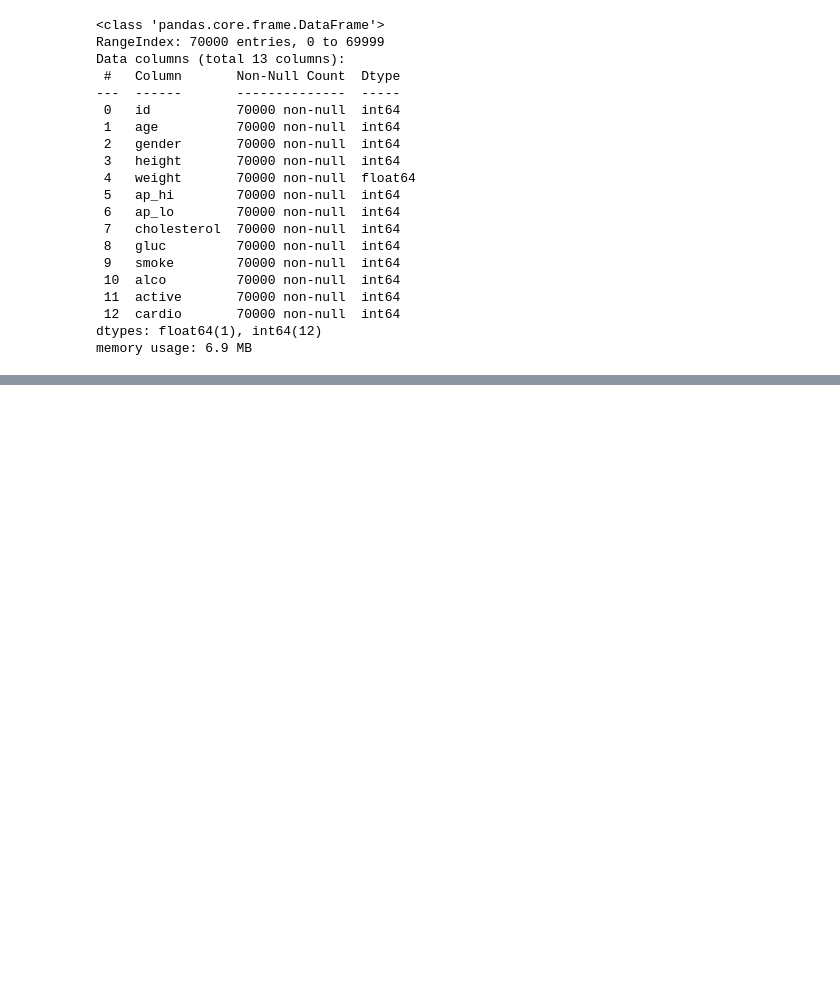
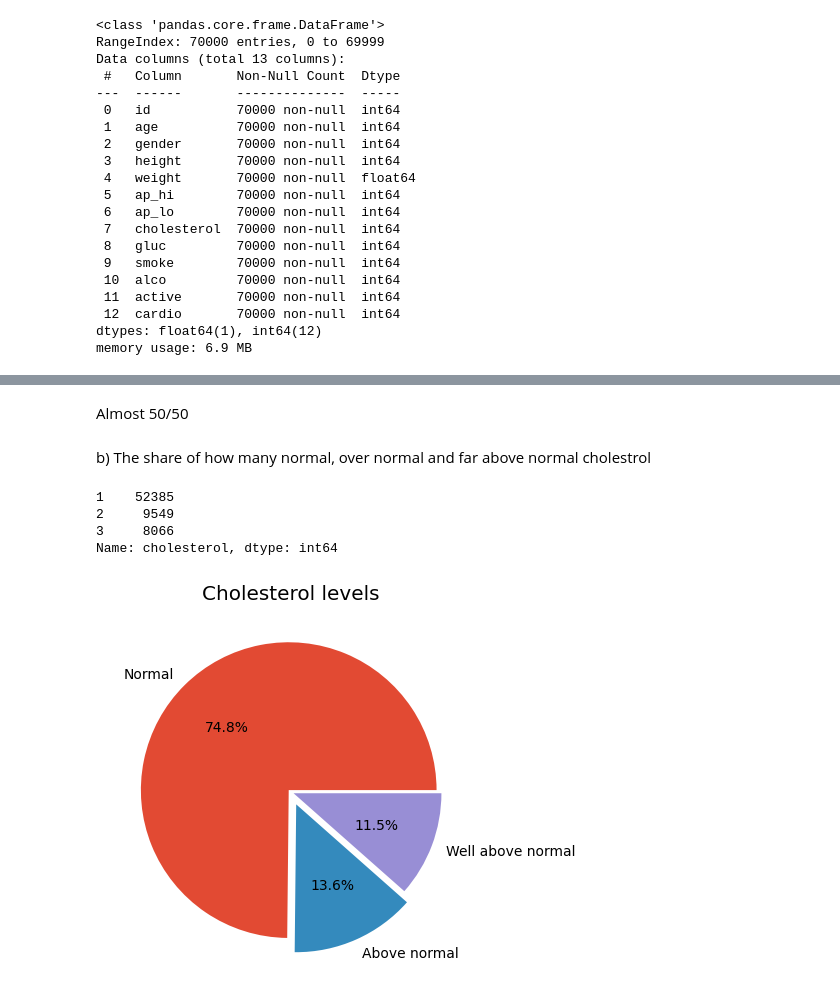
Before and after one commit to JoelOscarsson/Machine-Learning, a Jupyter notebook: Projects/Disease-Prediction.ipynb, the cells around one changed output, grey strips where cells are left out. Cells and saved outputs as stored; diff of their text form; code cells hidden in the pictures; blank space fills up the shorter version.

```diff
--- a/Projects/Disease-Prediction.ipynb
+++ b/Projects/Disease-Prediction.ipynb
@@ -87,0 +110,17 @@ memory usage: 6.9 MB
+# %% [markdown]
+Almost 50/50
+# %% [markdown]
+b) The share of how many normal, over normal and far above normal cholestrol
+# %%
+cardio_train_df['cholesterol'].value_counts()
+# %% [output]
+1    52385
+2     9549
+3     8066
+Name: cholesterol, dtype: int64
+# %%
+explode = (0.02, 0.09, 0.02)
+plt.pie(cardio_train_df['cholesterol'].value_counts(), labels=['Normal', 'Above normal', 'Well above normal'], autopct='%1.1f%%', explode= explode );
+plt.title('Cholesterol levels');
+# %% [output]
+[figure, added]
```
Also changed, not shown: parts of 9 cells of this notebook.
